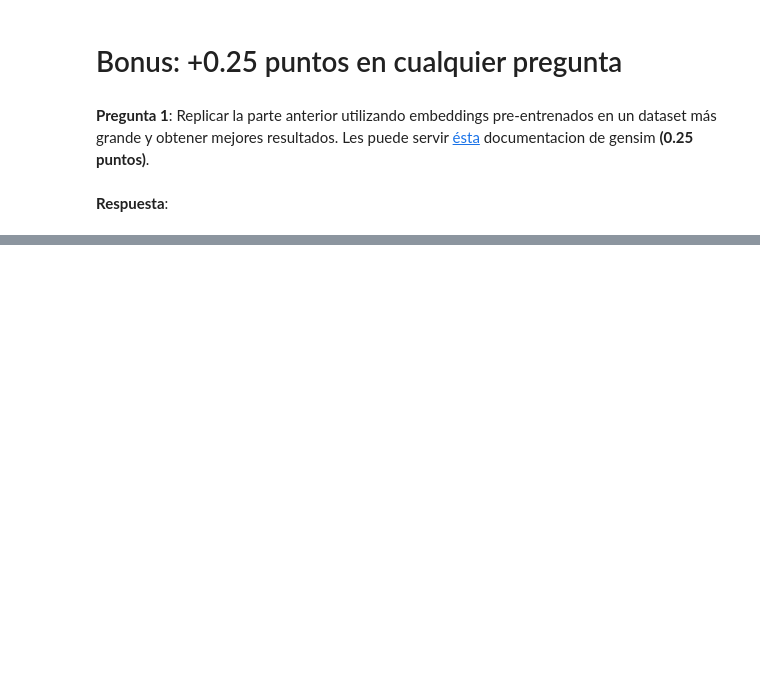
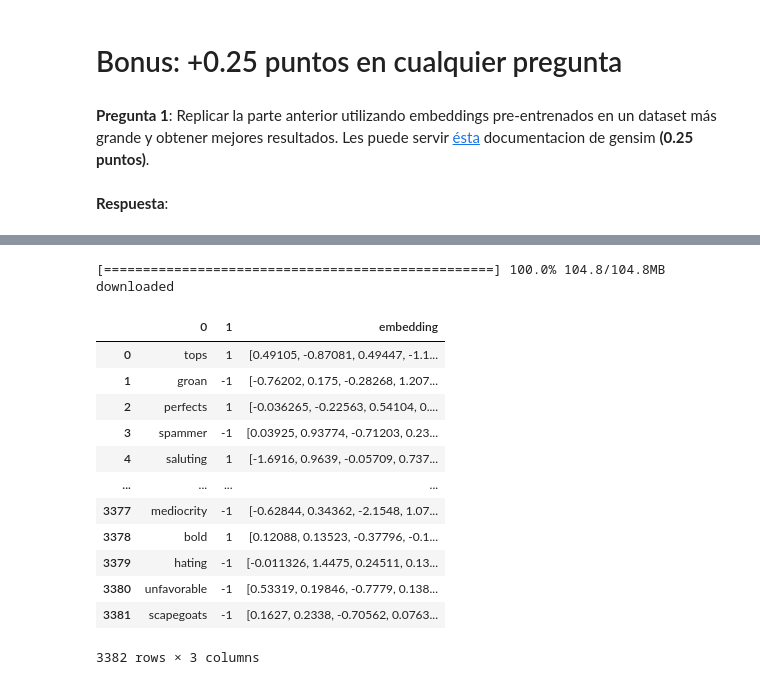
Before and after one commit to cristobalperezp/CC6205-NLP, a Jupyter notebook: Tarea_3_Word_Embeddings.ipynb, the cells around one changed output, grey strips where cells are left out. Drawn from its saved outputs; the diff is of its cells as text; code cells hidden in the pictures; blank space fills up the shorter version.

```diff
--- a/Tarea_3_Word_Embeddings.ipynb
+++ b/Tarea_3_Word_Embeddings.ipynb
@@ -306,0 +331,37 @@ X_train, X_test, y_train, y_test = train_test_split(X, y, random_state=0, test_s
+# %%
+import gensim.downloader as api
+modelo = api.load("glove-twitter-25")
+# %% [output]
+[==================================================] 100.0% 104.8/104.8MB downloaded
+# %%
+def try_apply(model,word):
+    try:
+        aux = model[word]
+        return True
+    except KeyError:
+        #logger.error('Word {} not in dictionary'.format(word))
+        return False
+# %%
+def obtener_embedding(palabra):
+    if try_apply(modelo, palabra):
+        return modelo[palabra]
+    else:
+        return np.zeros(modelo.vector_size)
+# %%
+df_afinn['embedding'] = df_afinn.loc[:,0].apply(obtener_embedding)
+# %%
+df_afinn
+# %% [output]
+|  | 0 | 1 | embedding |
+| 0 | tops | 1 | [0.49105, -0.87081, 0.49447, -1.1... |
+| 1 | groan | -1 | [-0.76202, 0.175, -0.28268, 1.207... |
+| 2 | perfects | 1 | [-0.036265, -0.22563, 0.54104, 0.... |
+| 3 | spammer | -1 | [0.03925, 0.93774, -0.71203, 0.23... |
+| 4 | saluting | 1 | [-1.6916, 0.9639, -0.05709, 0.737... |
+| ... | ... | ... | ... |
+| 3377 | mediocrity | -1 | [-0.62844, 0.34362, -2.1548, 1.07... |
+| 3378 | bold | 1 | [0.12088, 0.13523, -0.37796, -0.1... |
+| 3379 | hating | -1 | [-0.011326, 1.4475, 0.24511, 0.13... |
+| 3380 | unfavorable | -1 | [0.53319, 0.19846, -0.7779, 0.138... |
+| 3381 | scapegoats | -1 | [0.1627, 0.2338, -0.70562, 0.0763... |
+3382 rows × 3 columns
```
Also changed, not shown: parts of 13 cells of this notebook.
